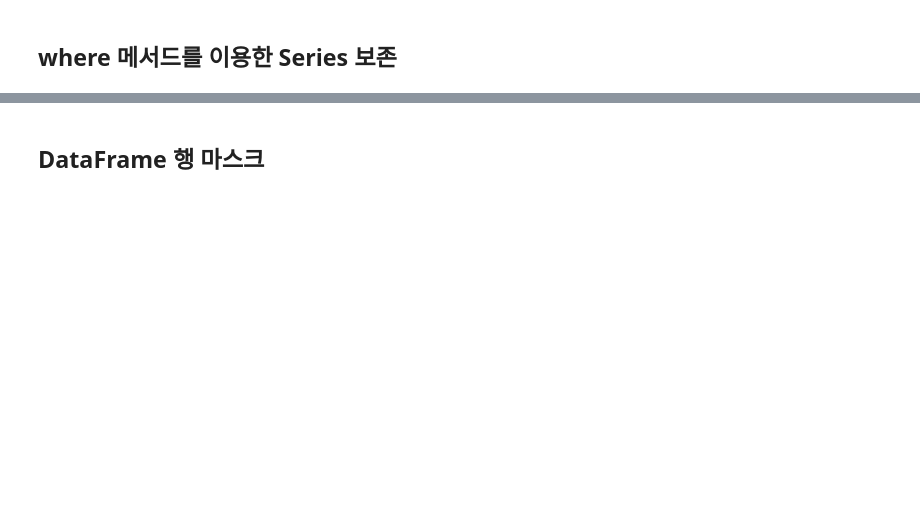
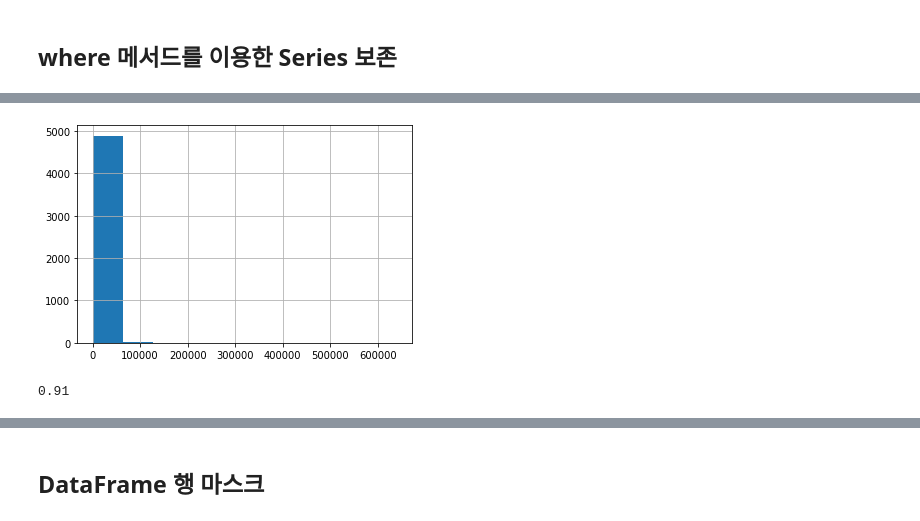
Before and after one commit to SeunghyeunBaek/TIL, a Jupyter notebook: 12_pandas_cookbook/5_boolean_indexing.ipynb, the cells around one changed output, grey strips where cells are left out. Saved outputs shown, nothing was run; the diff lists cells and outputs as text; code cells hidden in the pictures; blank space fills up the shorter version.

```diff
--- a/12_pandas_cookbook/5_boolean_indexing.ipynb
+++ b/12_pandas_cookbook/5_boolean_indexing.ipynb
@@ -449,0 +486,5 @@ for i in range(3):
+# %%
+file_name = 'movie.csv'
+movie = pd.read_csv(root+file_name, index_col='movie_title')
+fb_likes = movie['actor_1_facebook_likes'].dropna()
+fb_likes.head()
@@ -449,0 +514,12 @@ for i in range(3):
+# %%
+# 히스토그램
+fb_likes.hist()
+plt.show()
+# %% [output]
+[figure, added]
+# %%
+# 2만개보다 적은 row 비율
+criteria_high = fb_likes < 20000
+criteria_high.mean().round(2)
+# %% [output]
+0.91
```
Also changed, not shown: parts of 19 cells of this notebook.
